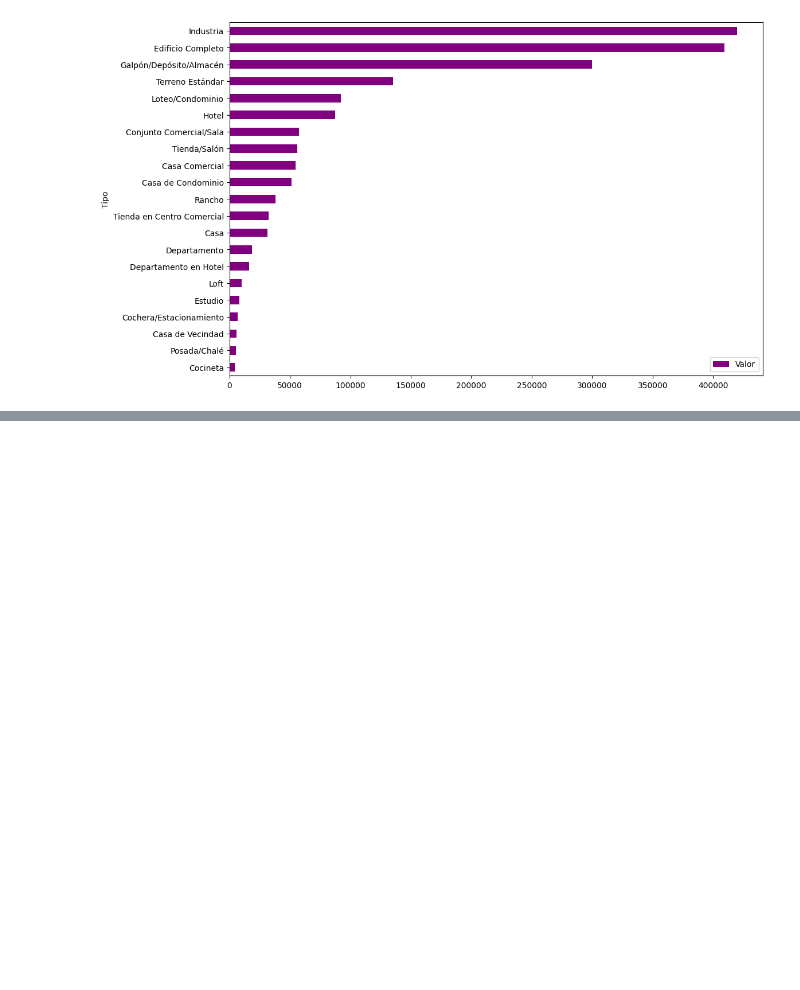
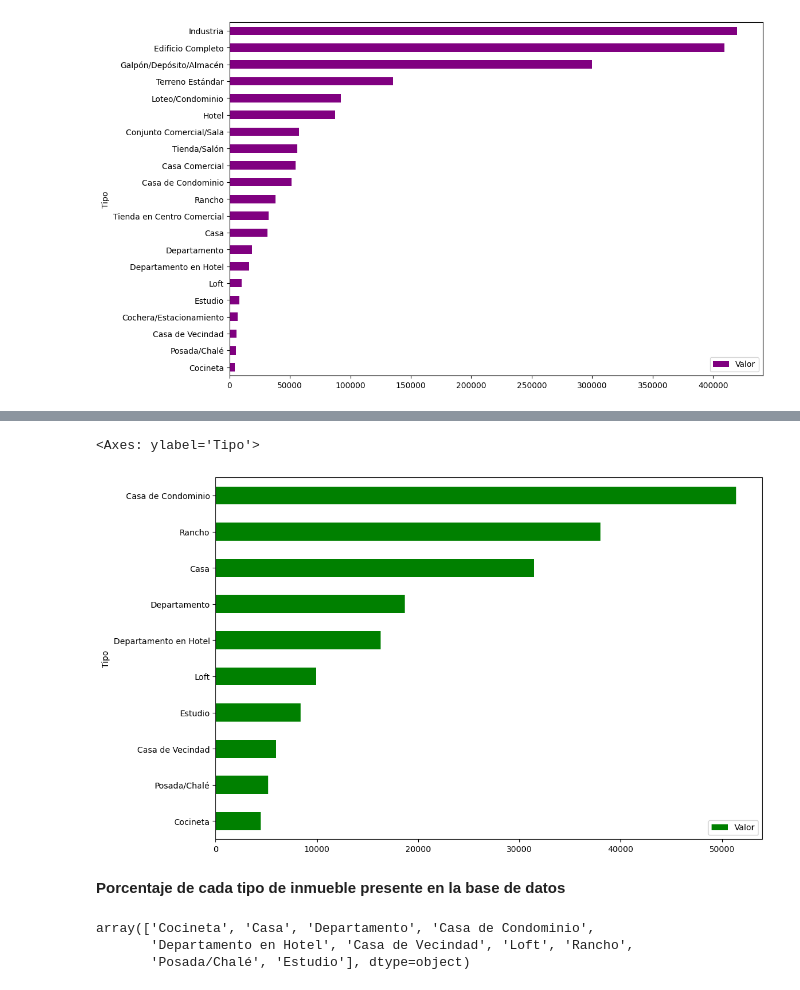
Before and after one commit to LejImkoaj/iniciando-pandas, a Jupyter notebook: pandas-bibliotecas.ipynb, the cells around one changed output, grey strips where cells are left out. Cells and saved outputs as stored; diff of their text form; code cells hidden in the pictures; blank space fills up the shorter version.

Commit message:
valores promdio y porcentaje de cada tipo de inmueble

```diff
--- a/pandas-bibliotecas.ipynb
+++ b/pandas-bibliotecas.ipynb
@@ -317,0 +370,3 @@ df_tipo_precio.plot(kind='barh', figsize=(12,8), color='purple')
+# %%
+df = datos.query('@inmuebles_comerciales not in Tipo') # guarda en varible df y filtra los inmuebles que no son comerciales
+df.head() # Visualiza las primeras 5 celdas del nuevo dataframe df
@@ -317,0 +380,14 @@ df_tipo_precio.plot(kind='barh', figsize=(12,8), color='purple')
+# %%
+df_tipo_precio = df.groupby('Tipo')[['Valor']].mean().sort_values('Valor') # Se asigna a una variable
+df_tipo_precio.plot(kind='barh', figsize=(12,8), color='green')
+# %% [output]
+<Axes: ylabel='Tipo'>
+[figure, added]
+# %% [markdown]
+**Porcentaje de cada tipo de inmueble presente en la base de datos**
+# %%
+df.Tipo.unique()
+# %% [output]
+array(['Cocineta', 'Casa', 'Departamento', 'Casa de Condominio',
+       'Departamento en Hotel', 'Casa de Vecindad', 'Loft', 'Rancho',
+       'Posada/Chalé', 'Estudio'], dtype=object)
```
Also changed, not shown: parts of 15 cells of this notebook.
